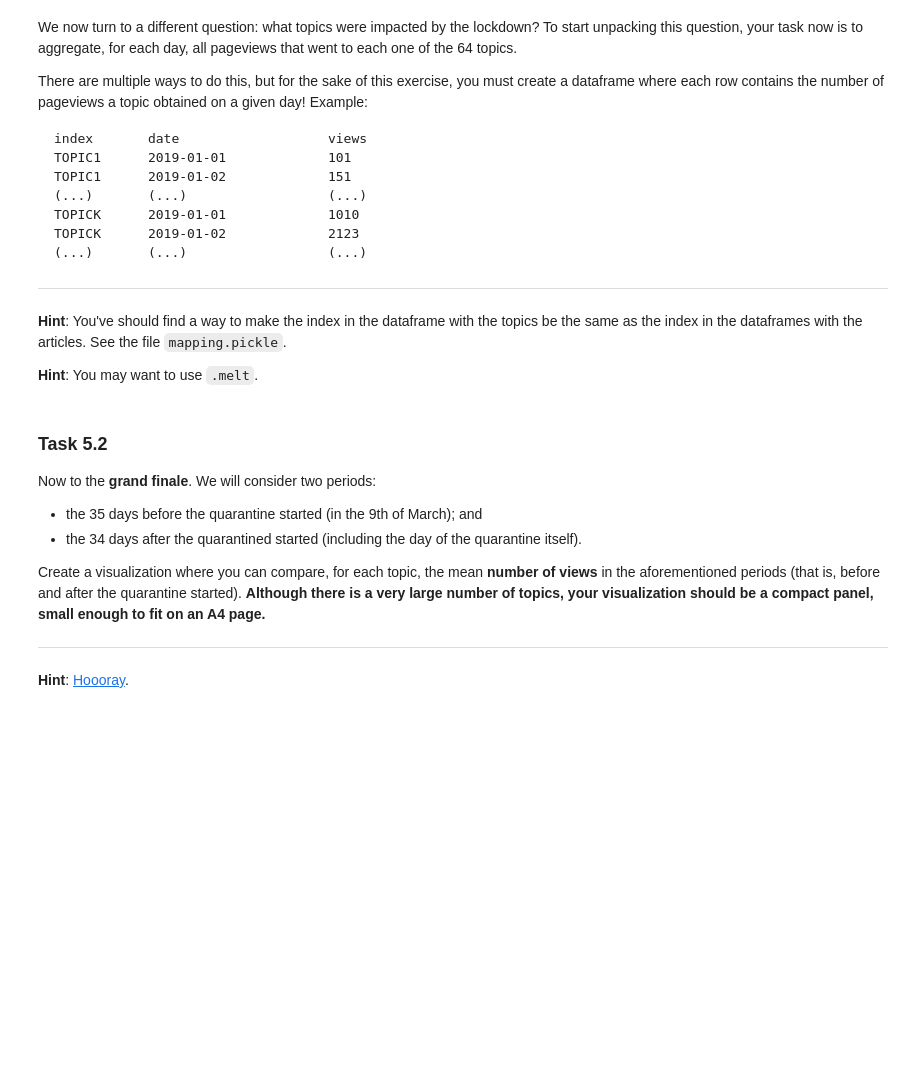
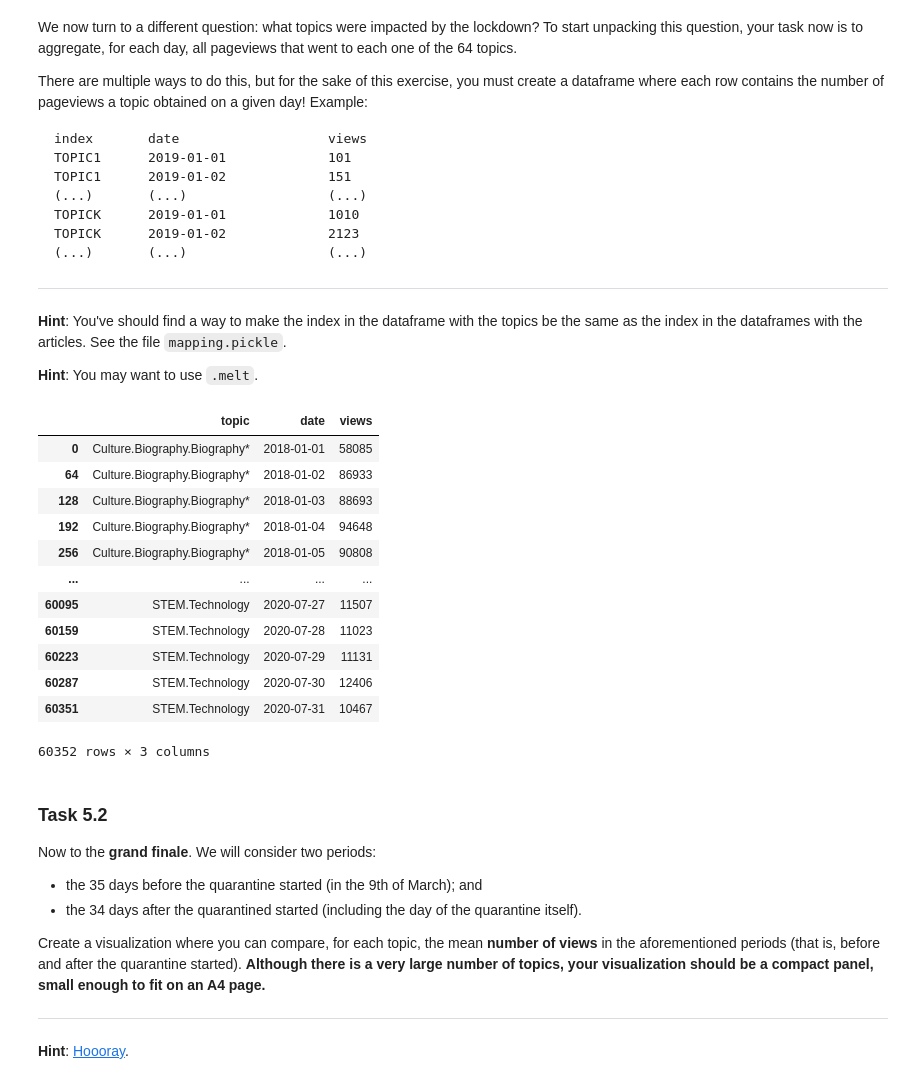
Before and after one commit to alec-flowers/ada-2020-homework1-pandas-pied, a Jupyter notebook: 01 - Pandas Data Wrangling and Data Viz/hw1.ipynb, the cells around one changed output. Drawn from its saved outputs; the diff is of its cells as text; code cells hidden in the pictures; blank space fills up the shorter version.

```diff
--- a/01 - Pandas Data Wrangling and Data Viz/hw1.ipynb
+++ b/01 - Pandas Data Wrangling and Data Viz/hw1.ipynb
@@ -519,12 +527,27 @@ topic_views.index=pd.RangeIndex(len(topic_views.index))
 # %%
 topic_views_melted = pd.melt(topic_views,
                              id_vars = ['topic'],
                              value_vars = topic_views.columns[1:-1].
                              tolist()).rename(columns={'variable': 'date',
                                                        'value': 'views'}).sort_values(
     ascending=[True, True],
     by=['topic', 'date'])
 topic_views_melted['date']=pd.to_datetime(topic_views_melted['date'])
+topic_views_melted
+# %% [output]
+|  | topic | date | views |
+| 0 | Culture.Biography.Biography* | 2018-01-01 | 58085 |
+| 64 | Culture.Biography.Biography* | 2018-01-02 | 86933 |
+| 128 | Culture.Biography.Biography* | 2018-01-03 | 88693 |
+| 192 | Culture.Biography.Biography* | 2018-01-04 | 94648 |
+| 256 | Culture.Biography.Biography* | 2018-01-05 | 90808 |
+| ... | ... | ... | ... |
+| 60095 | STEM.Technology | 2020-07-27 | 11507 |
+| 60159 | STEM.Technology | 2020-07-28 | 11023 |
+| 60223 | STEM.Technology | 2020-07-29 | 11131 |
+| 60287 | STEM.Technology | 2020-07-30 | 12406 |
+| 60351 | STEM.Technology | 2020-07-31 | 10467 |
+60352 rows × 3 columns
 # %% [markdown]
 ### **Task 5.2**
 
```
Also changed, not shown: parts of 4 cells of this notebook.
